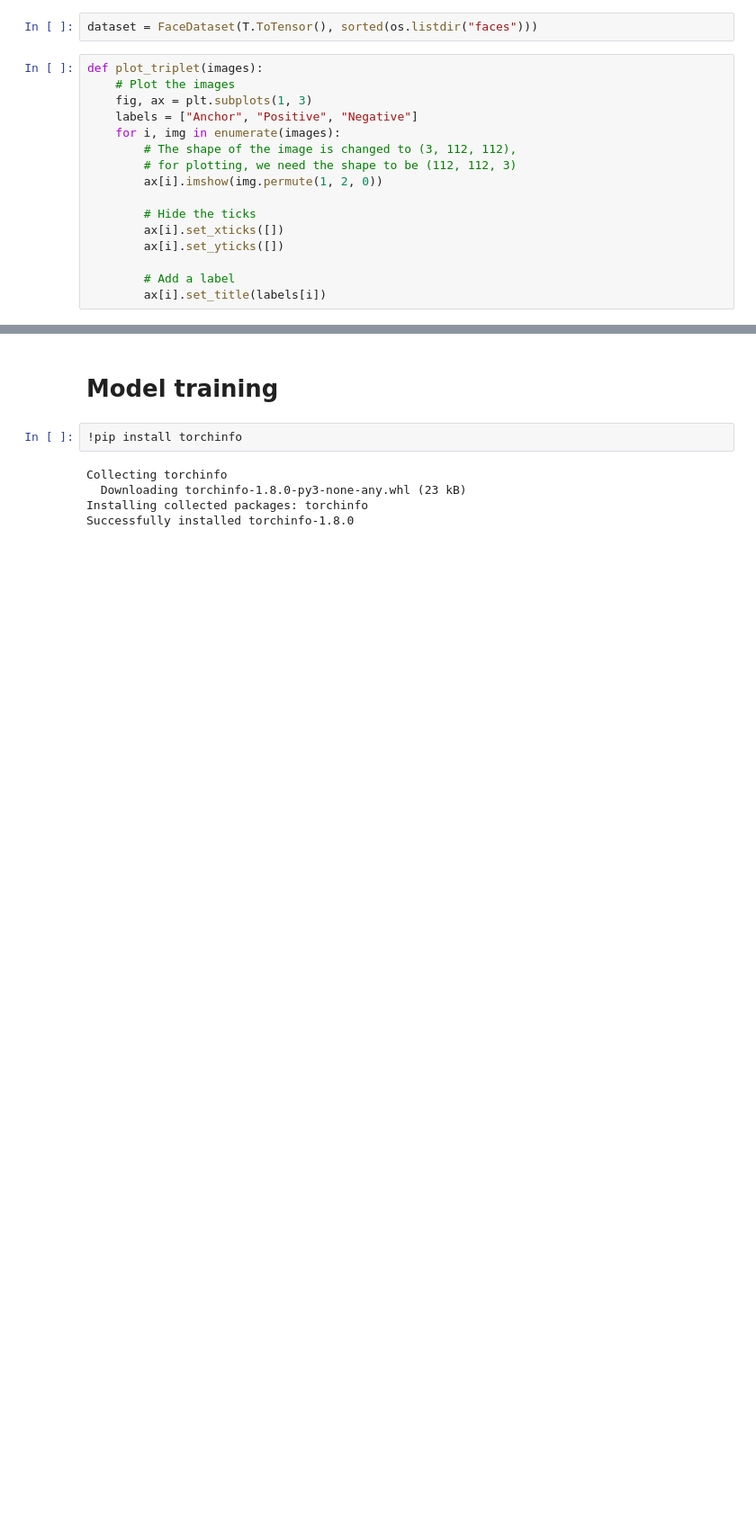
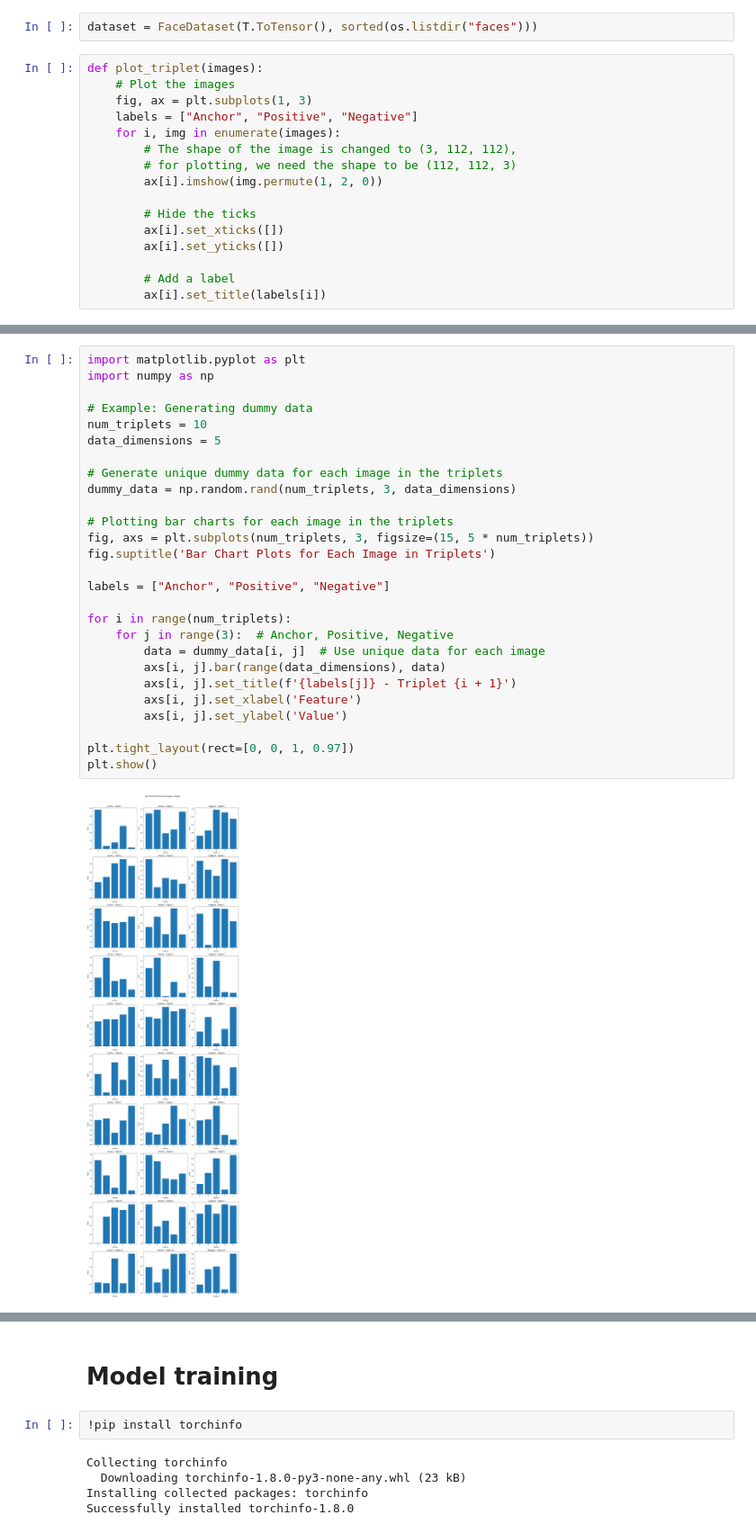
Before and after one commit to constharshit/CSCI596FinalProject, a Jupyter notebook: FaceRecognition/596_final_project.ipynb, the cells around one changed output, grey strips where cells are left out. Shown at 90% size. Drawn from its saved outputs; the diff is of its cells as text; blank space fills up the shorter version.

```diff
--- a/FaceRecognition/596_final_project.ipynb
+++ b/FaceRecognition/596_final_project.ipynb
@@ -137,0 +247,29 @@ plot_triplet(dataset[2])
+# %%
+import matplotlib.pyplot as plt
+import numpy as np
+
+# Example: Generating dummy data
+num_triplets = 10
+data_dimensions = 5
+
+# Generate unique dummy data for each image in the triplets
+dummy_data = np.random.rand(num_triplets, 3, data_dimensions)
+
+# Plotting bar charts for each image in the triplets
+fig, axs = plt.subplots(num_triplets, 3, figsize=(15, 5 * num_triplets))
+fig.suptitle('Bar Chart Plots for Each Image in Triplets')
+
+labels = ["Anchor", "Positive", "Negative"]
+
+for i in range(num_triplets):
+    for j in range(3):  # Anchor, Positive, Negative
+        data = dummy_data[i, j]  # Use unique data for each image
+        axs[i, j].bar(range(data_dimensions), data)
+        axs[i, j].set_title(f'{labels[j]} - Triplet {i + 1}')
+        axs[i, j].set_xlabel('Feature')
+        axs[i, j].set_ylabel('Value')
+
+plt.tight_layout(rect=[0, 0, 1, 0.97])
+plt.show()
+# %% [output]
+[figure, added]
```
Also changed, not shown: parts of 19 cells of this notebook.
